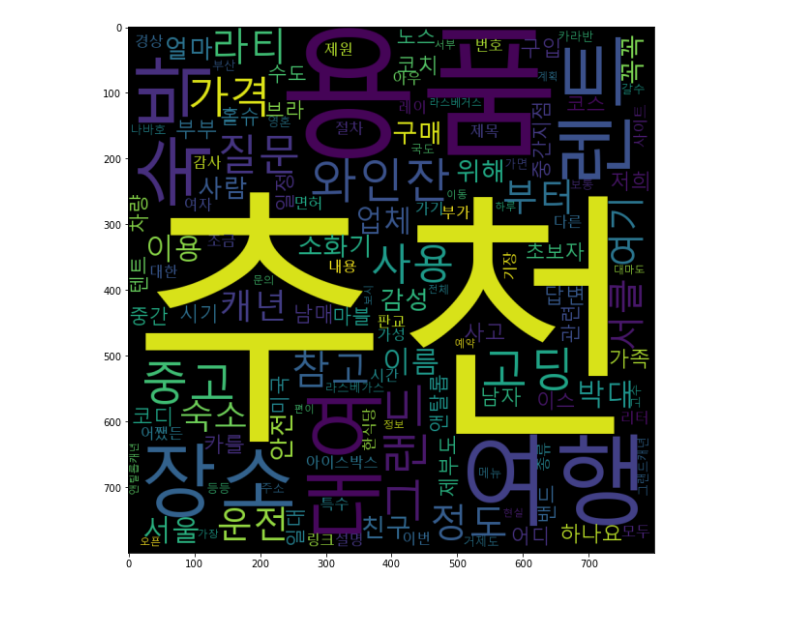
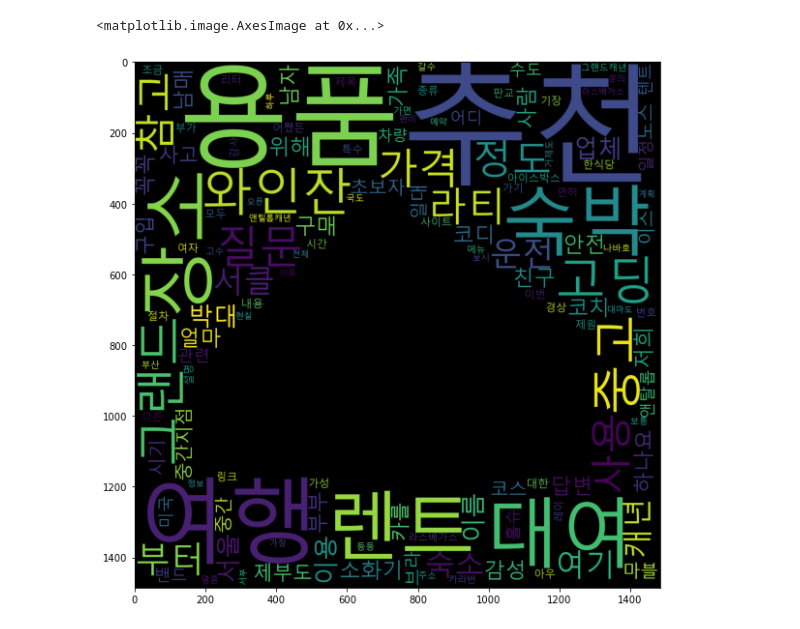
Before and after one commit to tiamoirony/Done, a Jupyter notebook: wordcloud.ipynb, the cells around one changed output. Drawn from its saved outputs; the diff is of its cells as text; code cells hidden in the pictures.

```diff
--- a/wordcloud.ipynb
+++ b/wordcloud.ipynb
@@ -17,11 +17,13 @@ words = [n for n in nouns if len(n) > 1] # 단어의 길이가 1개인 것은
 
 c = Counter(words) # 위에서 얻은 words를 처리하여 단어별 빈도수 형태의 딕셔너리 데이터를 구함
 # %%
+img = Image.open('tent.png')
+img_array = np.array(img)
 
-wc = WordCloud(font_path='malgun', width=400, height=400, scale=2.0, max_font_size=250)
+wc = WordCloud(font_path='malgun', width=400, height=400, scale=2.0, max_font_size=250, mask=img_array)
 gen = wc.generate_from_frequencies(c)
-plt.figure(figsize= (10,10))
+plt.figure(figsize=(10,10))
 plt.imshow(gen)
-plt.show(gen)
 # %% [output]
+<matplotlib.image.AxesImage at 0x...>
-[figure, old version]
+[figure, new version]
```
